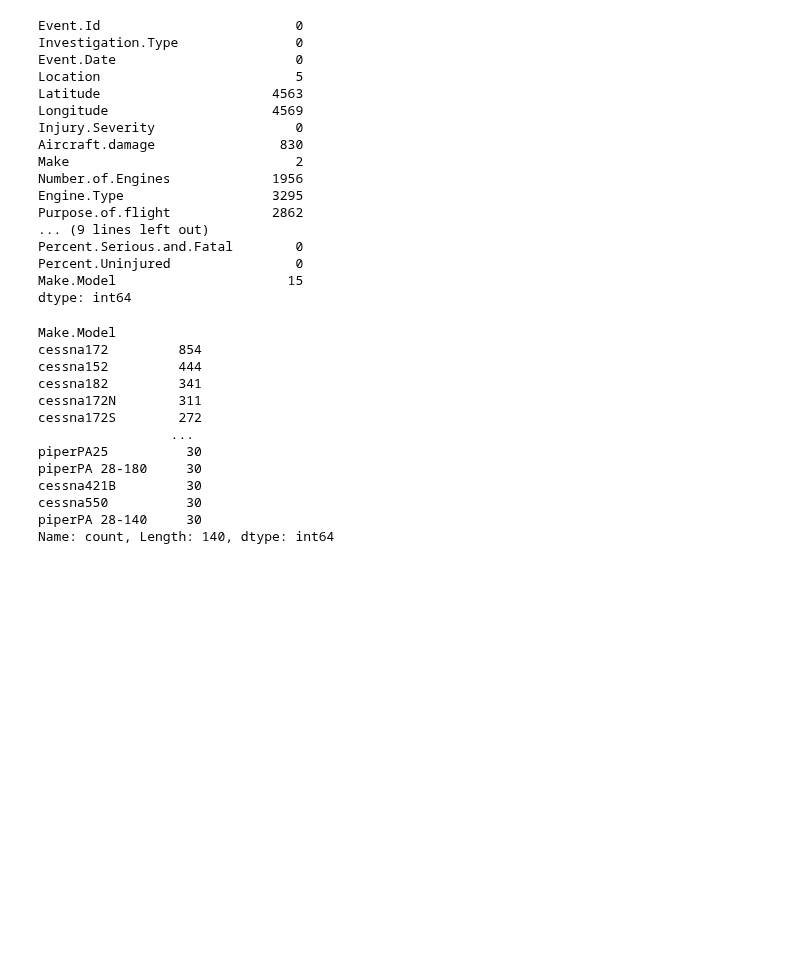
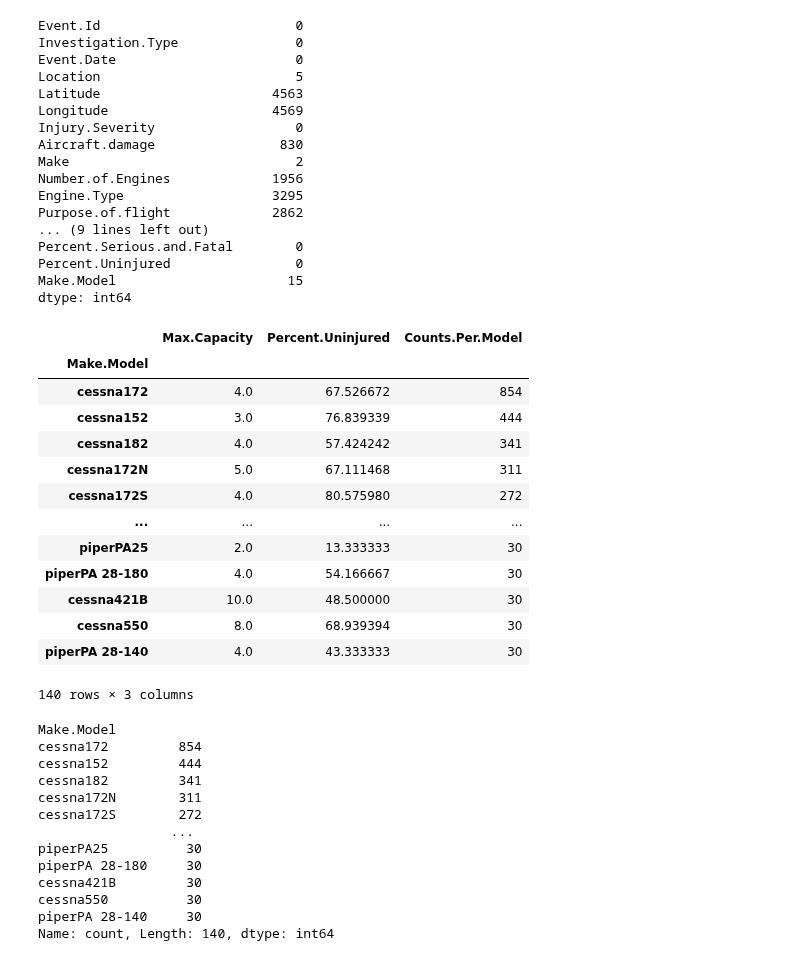
Before and after one commit to learn-co-curriculum/dsc-phase-1-project-v3, a Jupyter notebook: Data_Exploration_Cleaning.ipynb, the cells around one changed output. Drawn from its saved outputs; the diff is of its cells as text; code cells hidden in the pictures; blank space fills up the shorter version.

Commit message:
little more Data Exploration and starting visualization

```diff
--- a/Data_Exploration_Cleaning.ipynb
+++ b/Data_Exploration_Cleaning.ipynb
@@ -309,18 +313,37 @@ Make.Model                      15
 dtype: int64
 # %%
 #group by model
+df_trimmed = pd.read_csv('data/final_data.csv')
 
-make_model_mean_percentuninj = df_trimmed.pivot_table(index = ['Make.Model'], values = 'Percent.Uninjured', aggfunc = 'mean')
+make_model_mean_percentuninj = df_trimmed.pivot_table(index = ['Make.Model'], values = ['Percent.Uninjured', 'Max.Capacity'], aggfunc = 'mean')
 
 make_model_mean_percentuninj.sort_values(by = 'Percent.Uninjured', inplace = True)
 
 list_of_models = list(df_trimmed['Make.Model'].value_counts().index)
 list_of_counts_per_model = list(df_trimmed['Make.Model'].value_counts().values)
 
 dict_model_count = dict(zip(list_of_models, list_of_counts_per_model))
 dict_model_count
 make_model_mean_percentuninj = make_model_mean_percentuninj.reindex(list_of_models)
 make_model_mean_percentuninj['Counts.Per.Model'] = list_of_counts_per_model
+
+
+make_model_mean_percentuninj
+# %% [output]
+|  | Max.Capacity | Percent.Uninjured | Counts.Per.Model |
+| Make.Model |  |  |  |
+| cessna172 | 4.0 | 67.526672 | 854 |
+| cessna152 | 3.0 | 76.839339 | 444 |
+| cessna182 | 4.0 | 57.424242 | 341 |
+| cessna172N | 5.0 | 67.111468 | 311 |
+| cessna172S | 4.0 | 80.575980 | 272 |
+| ... | ... | ... | ... |
+| piperPA25 | 2.0 | 13.333333 | 30 |
+| piperPA 28-180 | 4.0 | 54.166667 | 30 |
+| cessna421B | 10.0 | 48.500000 | 30 |
+| cessna550 | 8.0 | 68.939394 | 30 |
+| piperPA 28-140 | 4.0 | 43.333333 | 30 |
+140 rows × 3 columns
 # %%
 #dropping Models with less then 30 accidents
 
```
Also changed, not shown: parts of 12 cells of this notebook, 2 other files.
